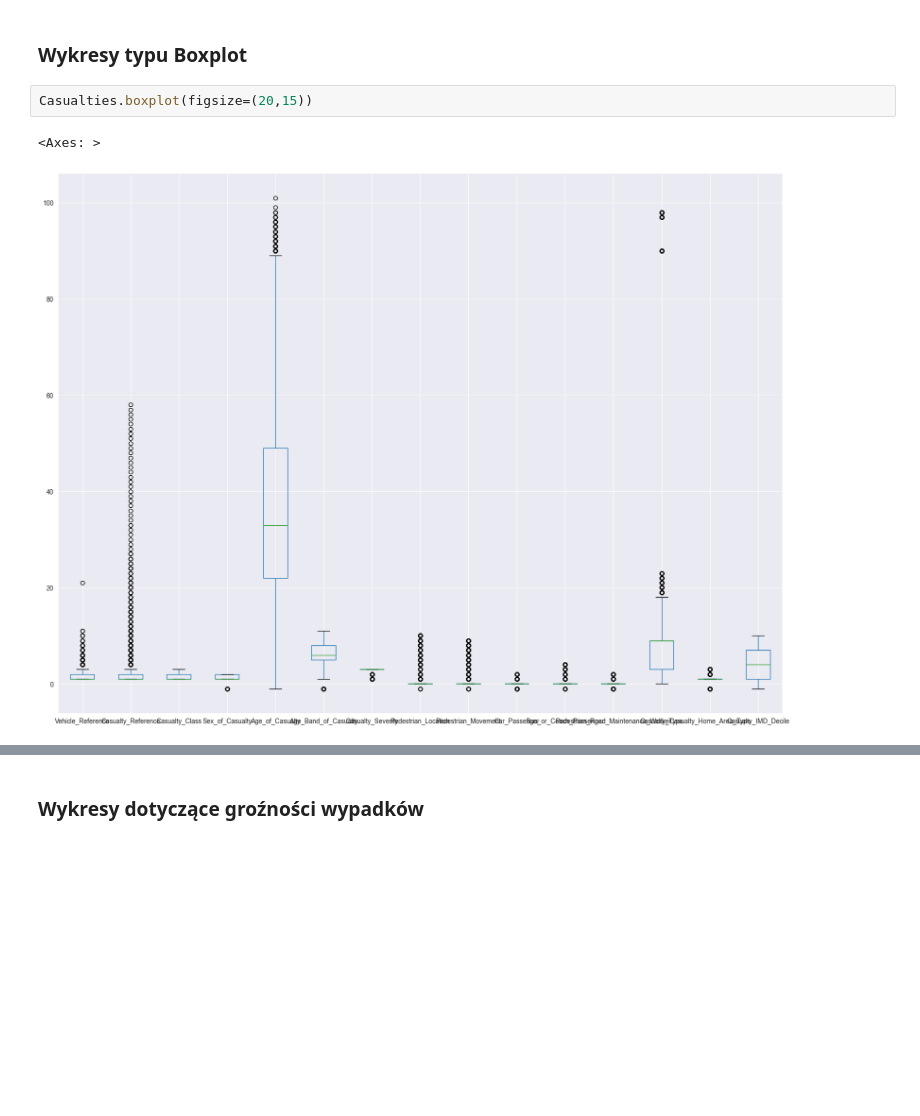
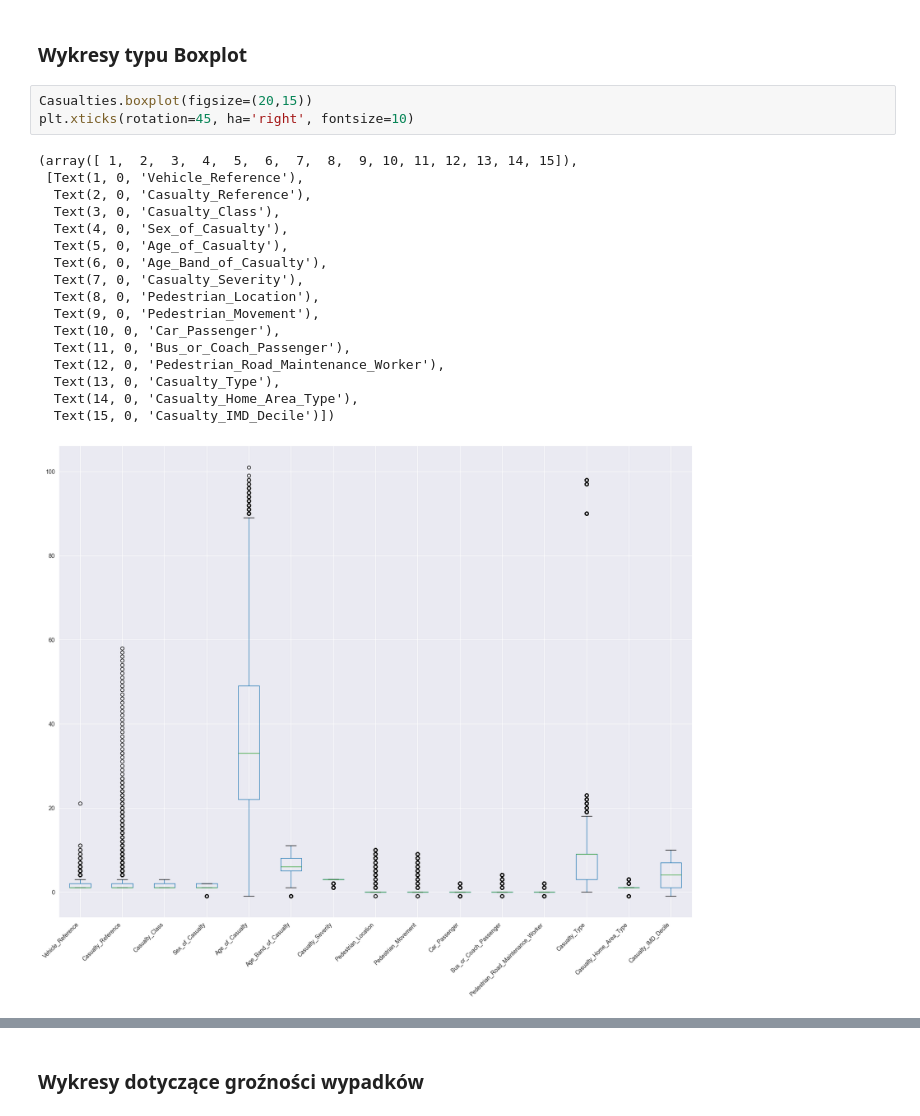
Before and after one commit to 3ldad/MOW2_Proj1, a Jupyter notebook: Analizy.ipynb, the cells around one changed output, grey strips where cells are left out. Saved outputs shown, nothing was run; the diff lists cells and outputs as text; blank space fills up the shorter version.

```diff
--- a/Analizy.ipynb
+++ b/Analizy.ipynb
@@ -102,8 +198,24 @@ box = Data_no_geo.boxplot(figsize=(20,15))
 ### Wykresy typu Boxplot
 # %%
 Casualties.boxplot(figsize=(20,15))
+plt.xticks(rotation=45, ha='right', fontsize=10)
 # %% [output]
-<Axes: >
+(array([ 1,  2,  3,  4,  5,  6,  7,  8,  9, 10, 11, 12, 13, 14, 15]),
+ [Text(1, 0, 'Vehicle_Reference'),
+  Text(2, 0, 'Casualty_Reference'),
+  Text(3, 0, 'Casualty_Class'),
+  Text(4, 0, 'Sex_of_Casualty'),
+  Text(5, 0, 'Age_of_Casualty'),
+  Text(6, 0, 'Age_Band_of_Casualty'),
+  Text(7, 0, 'Casualty_Severity'),
+  Text(8, 0, 'Pedestrian_Location'),
+  Text(9, 0, 'Pedestrian_Movement'),
+  Text(10, 0, 'Car_Passenger'),
+  Text(11, 0, 'Bus_or_Coach_Passenger'),
+  Text(12, 0, 'Pedestrian_Road_Maintenance_Worker'),
+  Text(13, 0, 'Casualty_Type'),
+  Text(14, 0, 'Casualty_Home_Area_Type'),
+  Text(15, 0, 'Casualty_IMD_Decile')])
-[figure, old version]
+[figure, new version]
 # %%
 Vehicles.boxplot(figsize=(20,15))
```
Also changed, not shown: parts of 18 cells of this notebook, 1 other file.
